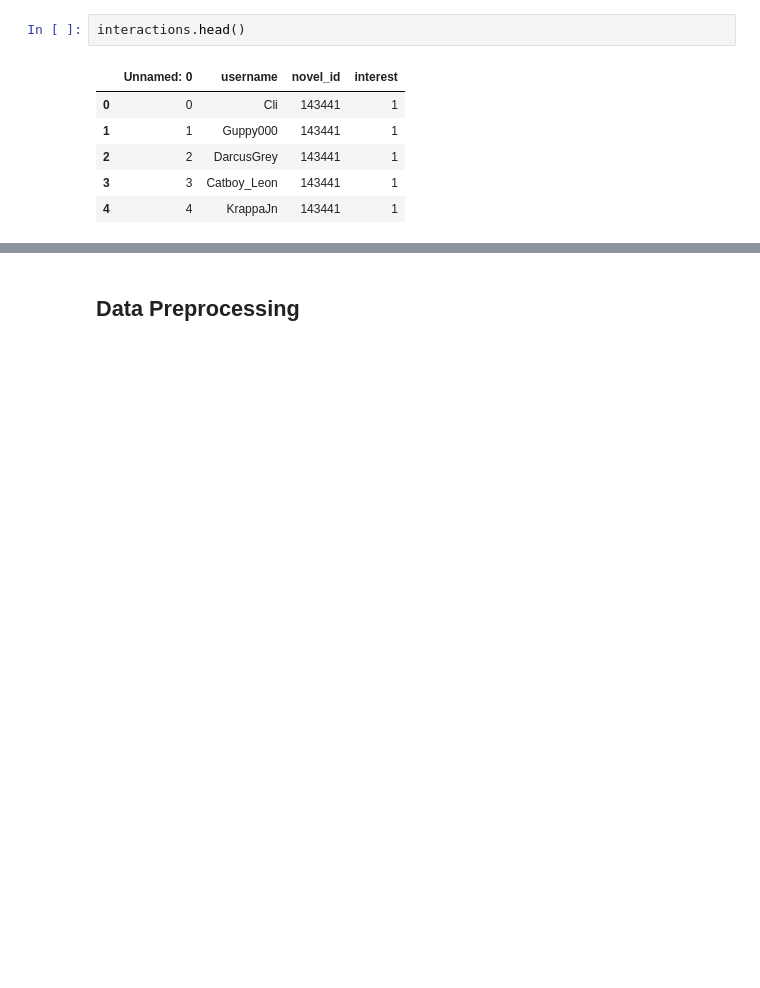
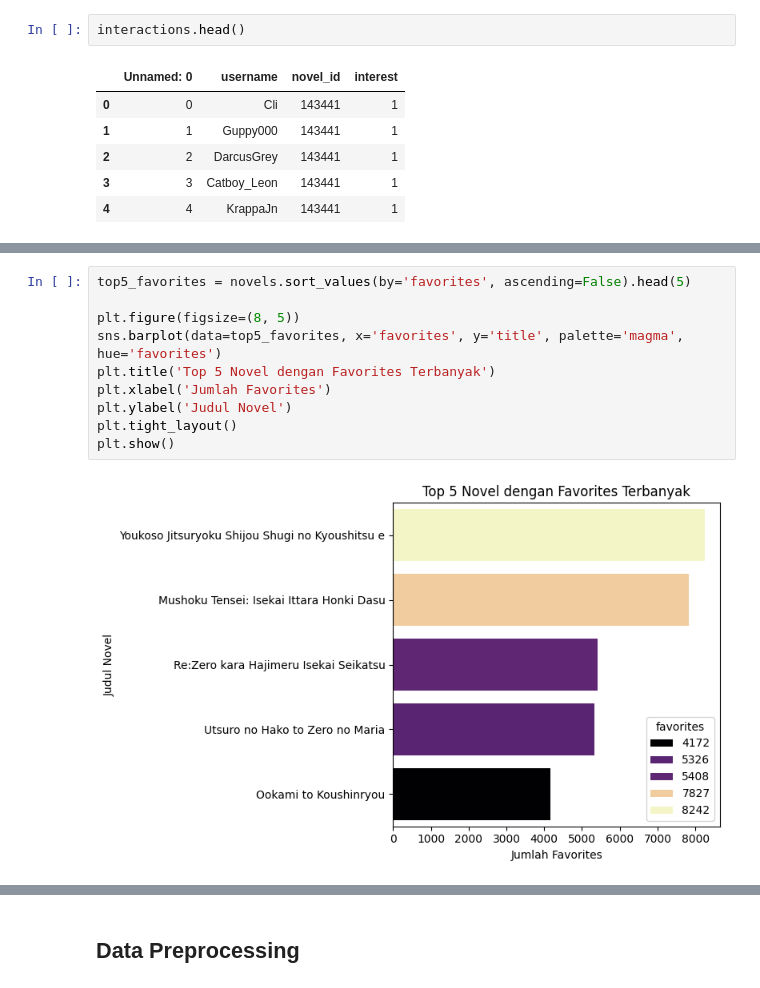
Before and after one commit to Reezzcy/Machine-Learning-Modelling-Recommender-Systems, a Jupyter notebook: submission_sistem_rekomendasi.ipynb, the cells around one changed output, grey strips where cells are left out. Cells and saved outputs as stored; diff of their text form; blank space fills up the shorter version.

```diff
--- a/submission_sistem_rekomendasi.ipynb
+++ b/submission_sistem_rekomendasi.ipynb
@@ -132,0 +173,12 @@ interactions.head()
+# %%
+top5_favorites = novels.sort_values(by='favorites', ascending=False).head(5)
+
+plt.figure(figsize=(8, 5))
+sns.barplot(data=top5_favorites, x='favorites', y='title', palette='magma', hue='favorites')
+plt.title('Top 5 Novel dengan Favorites Terbanyak')
+plt.xlabel('Jumlah Favorites')
+plt.ylabel('Judul Novel')
+plt.tight_layout()
+plt.show()
+# %% [output]
+[figure, added]
```
Also changed, not shown: parts of 16 cells of this notebook, 1 other file.
